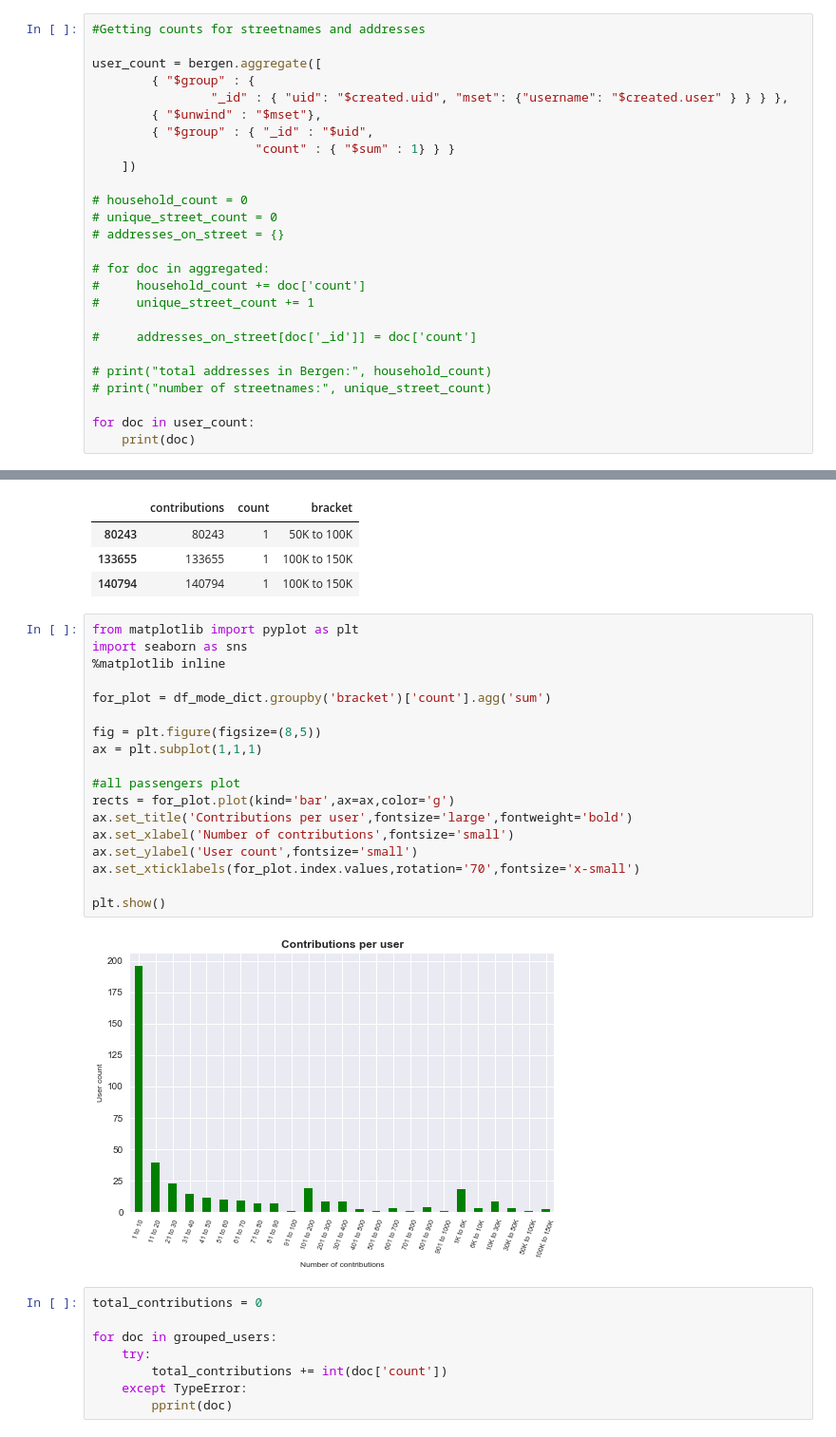
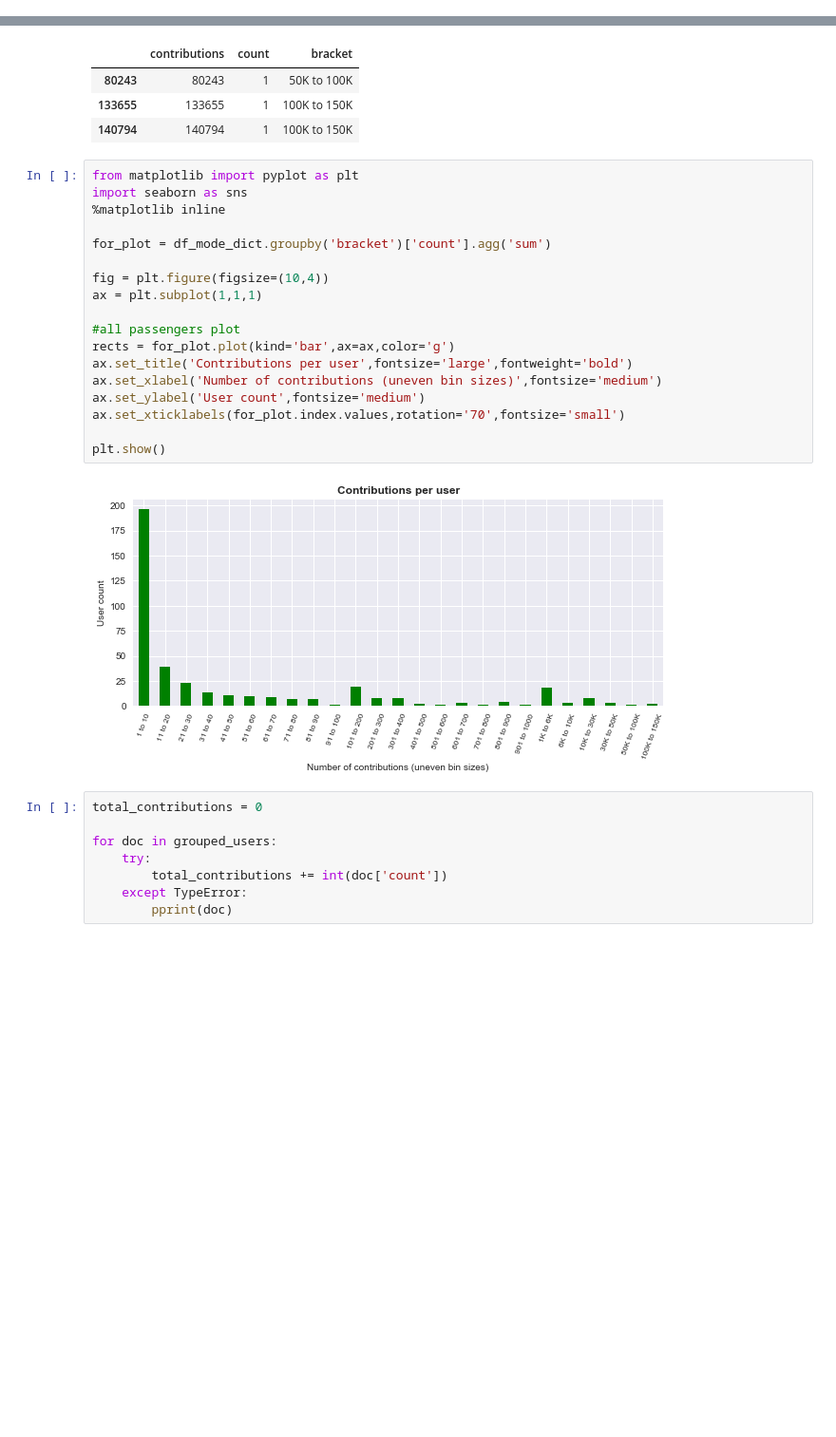
Before and after one commit to gisledb/udacity_nanodegree, a Jupyter notebook: ipython_notebooks/p3/osm_analysis.ipynb, the cells around one changed output, grey strips where cells are left out. Shown at 95% size. Cells and saved outputs as stored; diff of their text form; blank space fills up the shorter version.

```diff
--- a/ipython_notebooks/p3/osm_analysis.ipynb
+++ b/ipython_notebooks/p3/osm_analysis.ipynb
@@ -602,32 +469,6 @@ for doc in bergen.find(query):
 According to The Norwegian Mapping Authority, the correct postal code for Laguneveien is 5239. The 5235 document is incorrect.
 # %% [markdown]
 ### Contributors
-# %%
-#Getting counts for streetnames and addresses
-
-user_count = bergen.aggregate([
-        { "$group" : {
-                "_id" : { "uid": "$created.uid", "mset": {"username": "$created.user" } } } },
-        { "$unwind" : "$mset"},
-        { "$group" : { "_id" : "$uid",
-                      "count" : { "$sum" : 1} } }
-    ])
-
-# household_count = 0
-# unique_street_count = 0
-# addresses_on_street = {}
-
-# for doc in aggregated:
-#     household_count += doc['count']
-#     unique_street_count += 1
-
-#     addresses_on_street[doc['_id']] = doc['count']
-
-# print("total addresses in Bergen:", household_count)
-# print("number of streetnames:", unique_street_count)
-
-for doc in user_count:
-    print(doc)
 # %%
 from collections import defaultdict
 
@@ -754,23 +595,23 @@ display(df_mode_dict.tail(3))
 # %%
 from matplotlib import pyplot as plt
 import seaborn as sns
 %matplotlib inline
 
 for_plot = df_mode_dict.groupby('bracket')['count'].agg('sum')
 
-fig = plt.figure(figsize=(8,5))
+fig = plt.figure(figsize=(10,4))
 ax = plt.subplot(1,1,1)
 
 #all passengers plot
 rects = for_plot.plot(kind='bar',ax=ax,color='g')
 ax.set_title('Contributions per user',fontsize='large',fontweight='bold')
-ax.set_xlabel('Number of contributions',fontsize='small')
-ax.set_ylabel('User count',fontsize='small')
-ax.set_xticklabels(for_plot.index.values,rotation='70',fontsize='x-small')
+ax.set_xlabel('Number of contributions (uneven bin sizes)',fontsize='medium')
+ax.set_ylabel('User count',fontsize='medium')
+ax.set_xticklabels(for_plot.index.values,rotation='70',fontsize='small')
 
 plt.show()
 # %% [output]
-[figure, old version]
+[figure, new version]
 # %%
 total_contributions = 0
 
```
Also changed, not shown: parts of 23 cells of this notebook.
